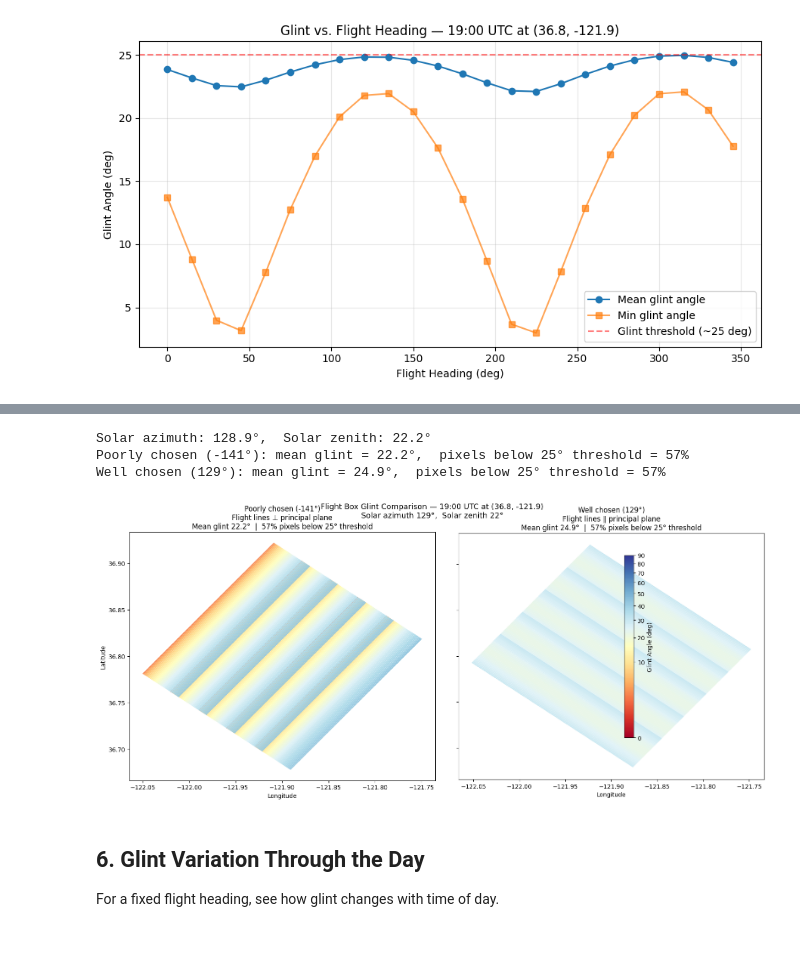
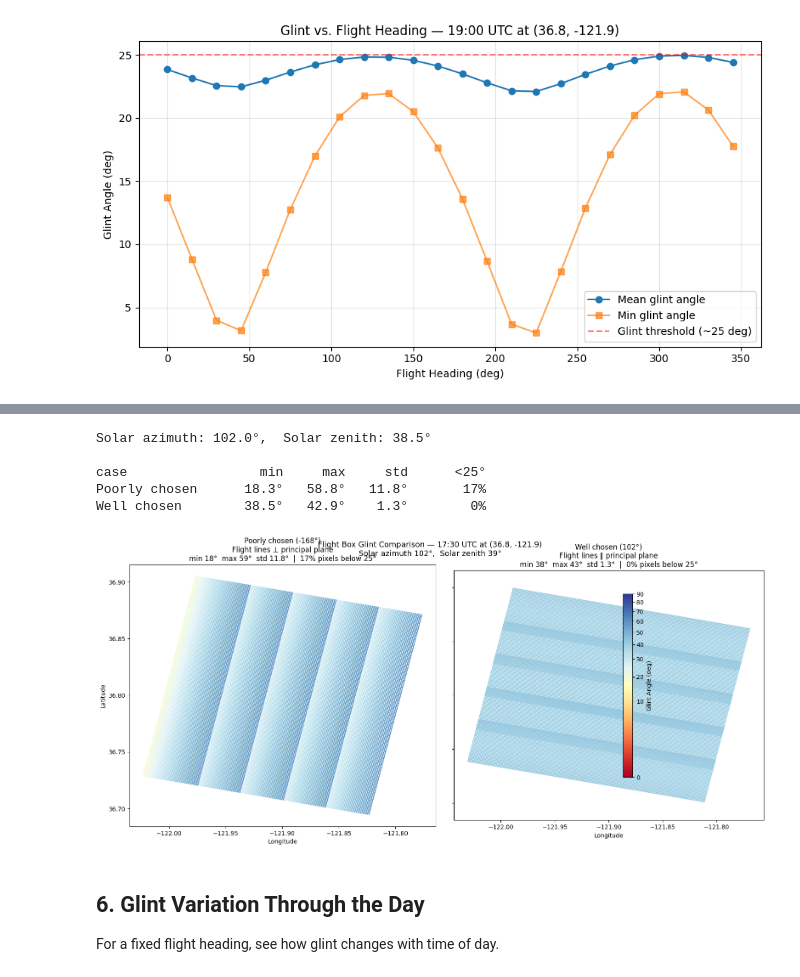
Before and after one commit to ryanpavlick/hyplan, a Jupyter notebook: notebooks/glint_analysis.ipynb, the cells around one changed output, grey strips where cells are left out. Saved outputs shown, nothing was run; the diff lists cells and outputs as text; code cells hidden in the pictures; blank space fills up the shorter version.

```diff
--- a/notebooks/glint_analysis.ipynb
+++ b/notebooks/glint_analysis.ipynb
@@ -171,9 +179,14 @@ from sunposition import sunpos
 from hyplan.flight_box import box_around_center_line
 from hyplan.geometry import wrap_to_180
 
+# Use a mid-morning time so SZA is large enough to demonstrate the effect.
+# At solar noon in July at 36.8N, SZA is only ~22 deg — barely above AVIRIS-3's
+# 19.8 deg half-angle — and no heading can clear the glint threshold.
+box_obs_time = datetime(2025, 7, 15, 17, 30, tzinfo=timezone.utc)  # 10:30 PDT
+
 # Solar geometry at the observation time
 solar_az_val, solar_zen_val, *_ = sunpos(
-    dt=obs_time, latitude=lat, longitude=lon, elevation=0.0, radians=False
+    dt=box_obs_time, latitude=lat, longitude=lon, elevation=0.0, radians=False
 )
 solar_az_val = float(solar_az_val)
 solar_zen_val = float(solar_zen_val)
@@ -200,50 +213,54 @@ def compute_box_glint(flight_lines, obs_time):
         ignore_index=True,
     )
 
-gdf_bad  = compute_box_glint(lines_bad,  obs_time)
-gdf_good = compute_box_glint(lines_good, obs_time)
+gdf_bad  = compute_box_glint(lines_bad,  box_obs_time)
+gdf_good = compute_box_glint(lines_good, box_obs_time)
 
+print(f"\n{'case':<16}{'min':>8}{'max':>8}{'std':>8}{'<25°':>10}")
 for label, az, gdf in [("Poorly chosen", bad_az, gdf_bad), ("Well chosen", good_az, gdf_good)]:
-    mean_g = gdf["glint_angle"].mean()
-    frac   = (gdf["glint_angle"] < 25).mean() * 100
-    print(f"{label} ({az:.0f}°): mean glint = {mean_g:.1f}°,  pixels below 25° threshold = {frac:.0f}%")
+    ga = gdf["glint_angle"]
+    print(f"{label:<16}{ga.min():>7.1f}°{ga.max():>7.1f}°{ga.std():>7.1f}°{(ga < 25).mean()*100:>9.0f}%")
 # %% [output]
-Solar azimuth: 128.9°,  Solar zenith: 22.2°
-Poorly chosen (-141°): mean glint = 22.2°,  pixels below 25° threshold = 57%
-Well chosen (129°): mean glint = 24.9°,  pixels below 25° threshold = 57%
+Solar azimuth: 102.0°,  Solar zenith: 38.5°
+
+case                 min     max     std      <25°
+Poorly chosen      18.3°   58.8°   11.8°       17%
+Well chosen        38.5°   42.9°    1.3°        0%
 # %%
 from matplotlib.colors import PowerNorm
 
 norm = PowerNorm(gamma=0.4, vmin=0, vmax=90)
 fig, axes = plt.subplots(1, 2, figsize=(16, 7), sharey=True)
 
 cases = [
     (axes[0], gdf_bad,  bad_az,  f"Poorly chosen ({bad_az:.0f}°)\nFlight lines ⊥ principal plane"),
     (axes[1], gdf_good, good_az, f"Well chosen ({good_az:.0f}°)\nFlight lines ∥ principal plane"),
 ]
 
 for ax, gdf, az, title in cases:
     sc = ax.scatter(
         gdf.geometry.x, gdf.geometry.y,
         c=gdf["glint_angle"], cmap="RdYlBu", s=1, norm=norm,
     )
-    mean_g = gdf["glint_angle"].mean()
-    frac   = (gdf["glint_angle"] < 25).mean() * 100
-    ax.set_title(f"{title}\nMean glint {mean_g:.1f}°  |  {frac:.0f}% pixels below 25° threshold")
+    ga = gdf["glint_angle"]
+    frac = (ga < 25).mean() * 100
+    ax.set_title(
+        f"{title}\nmin {ga.min():.0f}°  max {ga.max():.0f}°  std {ga.std():.1f}°  |  {frac:.0f}% pixels below 25°"
+    )
     ax.set_xlabel("Longitude")
     ax.set_aspect("equal")
 
 axes[0].set_ylabel("Latitude")
 plt.colorbar(sc, ax=axes.tolist(), label="Glint Angle (deg)", shrink=0.8)
 fig.suptitle(
-    f"Flight Box Glint Comparison — {obs_time.strftime('%H:%M UTC')} at ({lat}, {lon})\n"
+    f"Flight Box Glint Comparison — {box_obs_time.strftime('%H:%M UTC')} at ({lat}, {lon})\n"
     f"Solar azimuth {solar_az_val:.0f}°,  Solar zenith {solar_zen_val:.0f}°",
     fontsize=13,
 )
 plt.tight_layout()
 plt.show()
 # %% [output]
-[figure, old version]
+[figure, new version]
 # %% [markdown]
 ## 6. Glint Variation Through the Day
 
```
Also changed, not shown: parts of 1 cell of this notebook, 9 other files.
